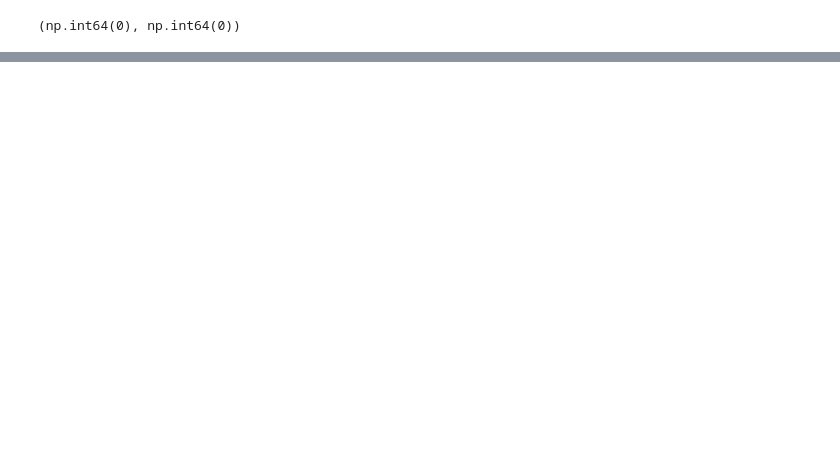
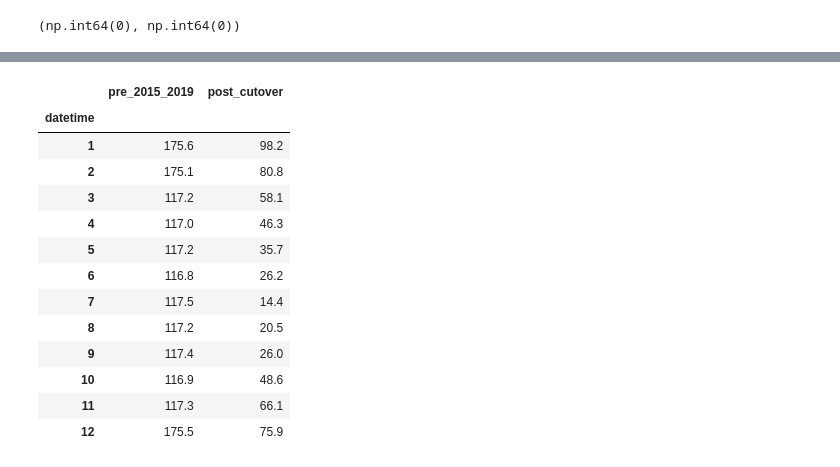
Before and after one commit to jaimulhaque/dhaka-air-quality-analysis, a Jupyter notebook: notebooks/01_data_loading_cleaning.ipynb, the cells around one changed output, grey strips where cells are left out. Cells and saved outputs as stored; diff of their text form; code cells hidden in the pictures; blank space fills up the shorter version.

```diff
--- a/notebooks/01_data_loading_cleaning.ipynb
+++ b/notebooks/01_data_loading_cleaning.ipynb
@@ -207,0 +297,24 @@ dhaka.head()
+# %%
+pre = dhaka[(dhaka["datetime"] < cut) & dhaka["year"].between(2015, 2019)]
+post = dhaka[dhaka["datetime"] >= cut]
+
+compare = pd.DataFrame({
+    "pre_2015_2019": pre.groupby(pre["datetime"].dt.month)["pm2_5"].mean().round(1),
+    "post_cutover": post.groupby(post["datetime"].dt.month)["pm2_5"].mean().round(1),
+})
+compare
+# %% [output]
+|  | pre_2015_2019 | post_cutover |
+| datetime |  |  |
+| 1 | 175.6 | 98.2 |
+| 2 | 175.1 | 80.8 |
+| 3 | 117.2 | 58.1 |
+| 4 | 117.0 | 46.3 |
+| 5 | 117.2 | 35.7 |
+| 6 | 116.8 | 26.2 |
+| 7 | 117.5 | 14.4 |
+| 8 | 117.2 | 20.5 |
+| 9 | 117.4 | 26.0 |
+| 10 | 116.9 | 48.6 |
+| 11 | 117.3 | 66.1 |
+| 12 | 175.5 | 75.9 |
```
Also changed, not shown: parts of 9 cells of this notebook.
